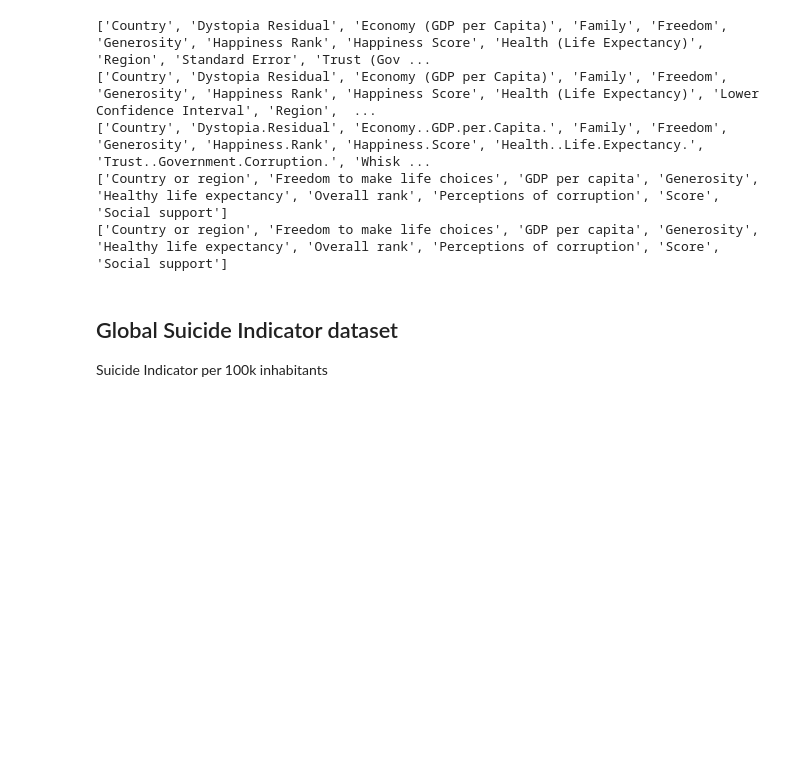
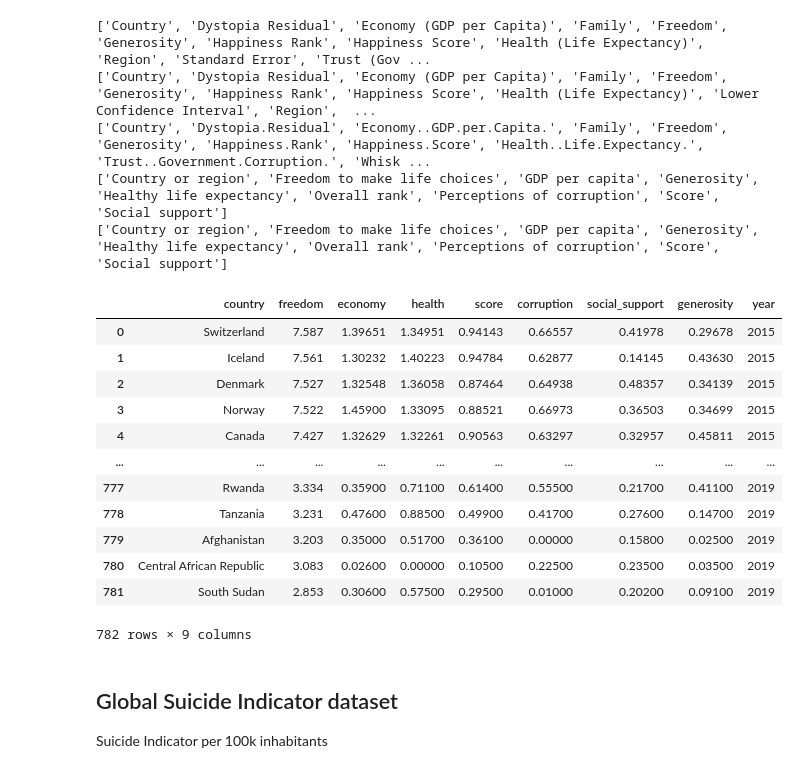
Before and after one commit to sboomi/world-happiness-project, a Jupyter notebook: nbs/Store in Database.ipynb, the cells around one changed output. Saved outputs shown, nothing was run; the diff lists cells and outputs as text; code cells hidden in the pictures; blank space fills up the shorter version.

```diff
--- a/nbs/Store in Database.ipynb
+++ b/nbs/Store in Database.ipynb
@@ -89,6 +91,56 @@ for file in list_csvs:
 ['Country', 'Dystopia.Residual', 'Economy..GDP.per.Capita.', 'Family', 'Freedom', 'Generosity', 'Happiness.Rank', 'Happiness.Score', 'Health..Life.Expectancy.', 'Trust..Government.Corruption.', 'Whisk ...
 ['Country or region', 'Freedom to make life choices', 'GDP per capita', 'Generosity', 'Healthy life expectancy', 'Overall rank', 'Perceptions of corruption', 'Score', 'Social support']
 ['Country or region', 'Freedom to make life choices', 'GDP per capita', 'Generosity', 'Healthy life expectancy', 'Overall rank', 'Perceptions of corruption', 'Score', 'Social support']
+# %%
+common_list = ['country', 'freedom', 'economy', 'health', 'score', 'corruption', 'social_support', 'generosity']
+frames = []
+
+# 2015
+happy2015 = pd.read_csv("data/happy/2015.csv", usecols=['Country', 'Freedom', 'Economy (GDP per Capita)', 'Health (Life Expectancy)','Happiness Score', 'Trust (Government Corruption)', 'Family', 'Generosity'])
+happy2015.columns = common_list
+happy2015['year'] = happy2015.country.apply(lambda x: 2015)
+frames.append(happy2015)
+
+# 2016
+happy2016 = pd.read_csv("data/happy/2016.csv", usecols=['Country', 'Freedom', 'Economy (GDP per Capita)', 'Health (Life Expectancy)','Happiness Score', 'Trust (Government Corruption)', 'Family', 'Generosity'])
+happy2016.columns = common_list
+happy2016['year'] = happy2016.country.apply(lambda x: 2016)
+frames.append(happy2016)
+
+# 2017
+happy2017 = pd.read_csv("data/happy/2017.csv", usecols=['Country', 'Freedom', 'Economy..GDP.per.Capita.', 'Health..Life.Expectancy.','Happiness.Score', 'Trust..Government.Corruption.', 'Family', 'Generosity'])
+happy2017.columns = common_list
+happy2017['year'] = happy2017.country.apply(lambda x: 2017)
+frames.append(happy2017)
+
+# 2018
+happy2018 = pd.read_csv("data/happy/2018.csv", usecols=['Country or region', 'Freedom to make life choices', 'GDP per capita', 'Healthy life expectancy','Score', 'Perceptions of corruption', 'Social support', 'Generosity'])
+happy2018.columns = common_list
+happy2018['year'] = happy2018.country.apply(lambda x: 2018)
+frames.append(happy2018)
+
+# 2019
+happy2019 = pd.read_csv("data/happy/2019.csv", usecols=['Country or region', 'Freedom to make life choices', 'GDP per capita', 'Healthy life expectancy','Score', 'Perceptions of corruption', 'Social support', 'Generosity'])
+happy2019.columns = common_list
+happy2019['year'] = happy2019.country.apply(lambda x: 2019)
+frames.append(happy2019)
+
+happy = pd.concat(frames, ignore_index=True)
+happy
+# %% [output]
+|  | country | freedom | economy | health | score | corruption | social_support | generosity | year |
+| 0 | Switzerland | 7.587 | 1.39651 | 1.34951 | 0.94143 | 0.66557 | 0.41978 | 0.29678 | 2015 |
+| 1 | Iceland | 7.561 | 1.30232 | 1.40223 | 0.94784 | 0.62877 | 0.14145 | 0.43630 | 2015 |
+| 2 | Denmark | 7.527 | 1.32548 | 1.36058 | 0.87464 | 0.64938 | 0.48357 | 0.34139 | 2015 |
+| 3 | Norway | 7.522 | 1.45900 | 1.33095 | 0.88521 | 0.66973 | 0.36503 | 0.34699 | 2015 |
+| 4 | Canada | 7.427 | 1.32629 | 1.32261 | 0.90563 | 0.63297 | 0.32957 | 0.45811 | 2015 |
+| ... | ... | ... | ... | ... | ... | ... | ... | ... | ... |
+| 777 | Rwanda | 3.334 | 0.35900 | 0.71100 | 0.61400 | 0.55500 | 0.21700 | 0.41100 | 2019 |
+| 778 | Tanzania | 3.231 | 0.47600 | 0.88500 | 0.49900 | 0.41700 | 0.27600 | 0.14700 | 2019 |
+| 779 | Afghanistan | 3.203 | 0.35000 | 0.51700 | 0.36100 | 0.00000 | 0.15800 | 0.02500 | 2019 |
+| 780 | Central African Republic | 3.083 | 0.02600 | 0.00000 | 0.10500 | 0.22500 | 0.23500 | 0.03500 | 2019 |
+| 781 | South Sudan | 2.853 | 0.30600 | 0.57500 | 0.29500 | 0.01000 | 0.20200 | 0.09100 | 2019 |
+782 rows × 9 columns
 # %% [markdown]
 ## Global Suicide Indicator dataset
 
```
Also changed, not shown: parts of 10 cells of this notebook, 5 other files.
